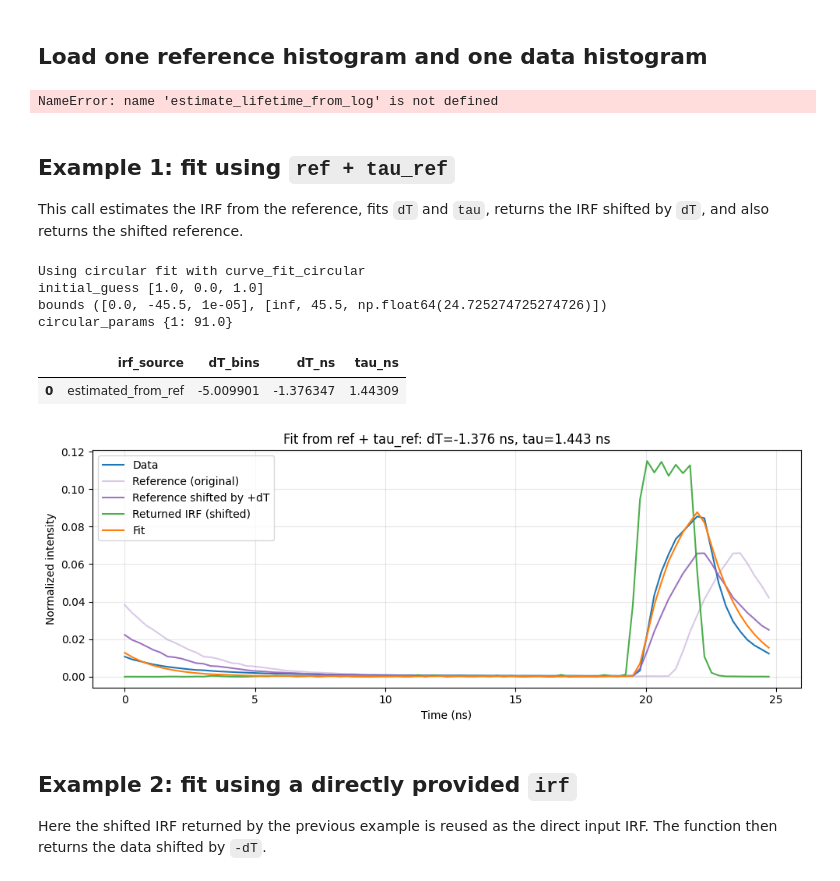
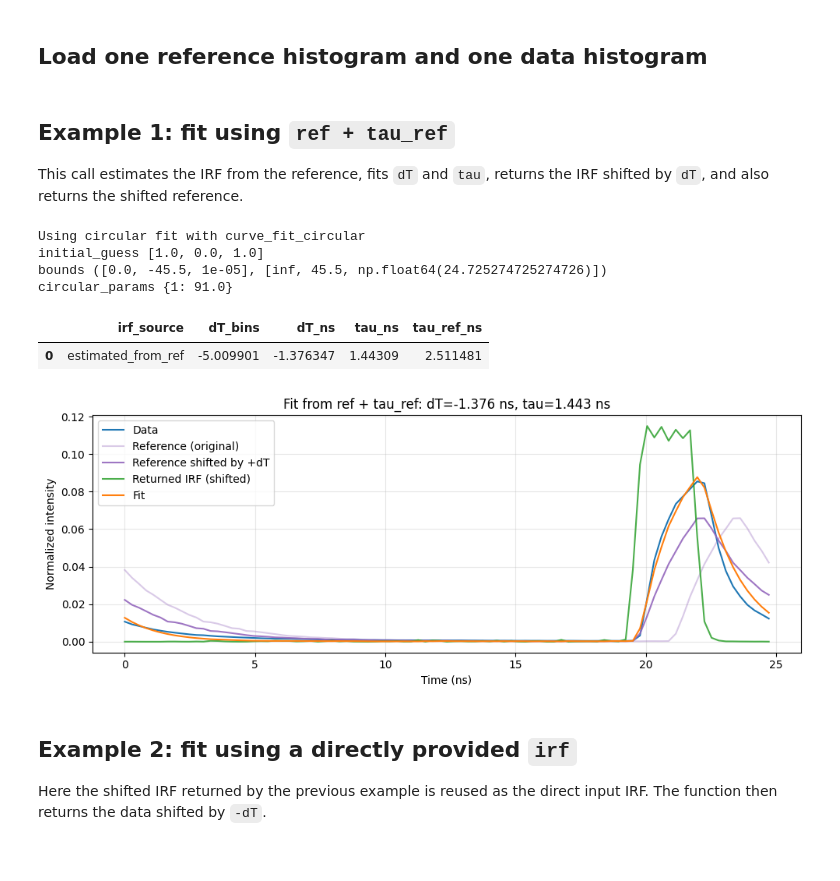
Before and after one commit to VicidominiLab/BrightEyes-Flim, a Jupyter notebook: example notebooks/Test function fit_data_with_ref_or_irf.ipynb, the cells around one changed output. Drawn from its saved outputs; the diff is of its cells as text; code cells hidden in the pictures.

```diff
--- a/example notebooks/Test function fit_data_with_ref_or_irf.ipynb
+++ b/example notebooks/Test function fit_data_with_ref_or_irf.ipynb
@@ -31,7 +29,8 @@ IRF_ITERATIONS = 300
 FIT_MODE = "irf_shift"
 
 f_ref = "/mnt/DATA/Mixed Data/26-03-17_Convallaria_and_FLIMLABS_calibrated_Yellow_Slide/FLIMLABS_Yellow_slide_2_5ns-17-03-2026-16-18-22.h5"
-tau_ref_ns = 2.5
+tau_ref_ns = None # 2.5 ns, as per the filename, but we will estimate it from the data
+
 f_data = "/mnt/DATA/Mixed Data/26-03-17_Convallaria_and_FLIMLABS_calibrated_Yellow_Slide/01_Convallaria_DFD_40MHz-17-03-2026-16-59-41.h5"
 
 def extract_channel_hist(data_6d, channel=CHANNEL):
@@ -54,21 +53,6 @@ nbin, dt_ns, period_ns, t_ns = build_time_axis(metadata_ref)
 
 ref_hist_raw_norm = ref_hist_raw / ref_hist_raw.sum()
 data_hist_raw_norm = data_hist_raw / data_hist_raw.sum()
-# %%
-out = estimate_lifetime_from_log(
-    data_hist = ref_hist_raw,
-    t_ns = t_ns,
-    dt_ns = dt_ns,
-    nbin = nbin,
-    period_ns = period_ns,
-    start_level=0.95,
-    end_level=0.25,
-)
-
-tau_ref_ns = out[0]
-out
-# %% [output]
-NameError: name 'estimate_lifetime_from_log' is not defined
 # %% [markdown]
 ## Example 1: fit using `ref + tau_ref`
 
@@ -93,35 +77,36 @@ display(
     pd.DataFrame(
         [
             {
                 "irf_source": result_from_ref["irf_source"],
                 "dT_bins": result_from_ref["dT"],
                 "dT_ns": result_from_ref["dT_ns"],
                 "tau_ns": result_from_ref["tau"],
+                "tau_ref_ns": result_from_ref["tau_ref"],
             }
         ]
     ).round(6)
 )
 
 plt.figure(figsize=(10, 4))
 plt.plot(t_ns, data_hist_raw_norm, label="Data", color="tab:blue")
 plt.plot(t_ns, ref_hist_raw_norm, label="Reference (original)", color="tab:purple", alpha=0.35)
 plt.plot(t_ns, result_from_ref["ref_shifted"], label="Reference shifted by +dT", color="tab:purple", alpha=0.9)
 plt.plot(t_ns, result_from_ref["irf"], label="Returned IRF (shifted)", color="tab:green", alpha=0.85)
 plt.plot(t_ns, result_from_ref["fit"], label="Fit", color="tab:orange")
 plt.xlabel("Time (ns)")
 plt.ylabel("Normalized intensity")
 plt.title(f"Fit from ref + tau_ref: dT={result_from_ref['dT_ns']:.3f} ns, tau={result_from_ref['tau']:.3f} ns")
 plt.grid(True, alpha=0.3)
 plt.legend()
 plt.tight_layout()
 plt.show()
 # %% [output]
 Using circular fit with curve_fit_circular
 initial_guess [1.0, 0.0, 1.0]
 bounds ([0.0, -45.5, 1e-05], [inf, 45.5, np.float64(24.725274725274726)])
 circular_params {1: 91.0}
-|  | irf_source | dT_bins | dT_ns | tau_ns |
-| 0 | estimated_from_ref | -5.009901 | -1.376347 | 1.44309 |
+|  | irf_source | dT_bins | dT_ns | tau_ns | tau_ref_ns |
+| 0 | estimated_from_ref | -5.009901 | -1.376347 | 1.44309 | 2.511481 |
 [figure]
 # %% [markdown]
 ## Example 2: fit using a directly provided `irf`
```
Also changed, not shown: parts of 1 cell of this notebook.
